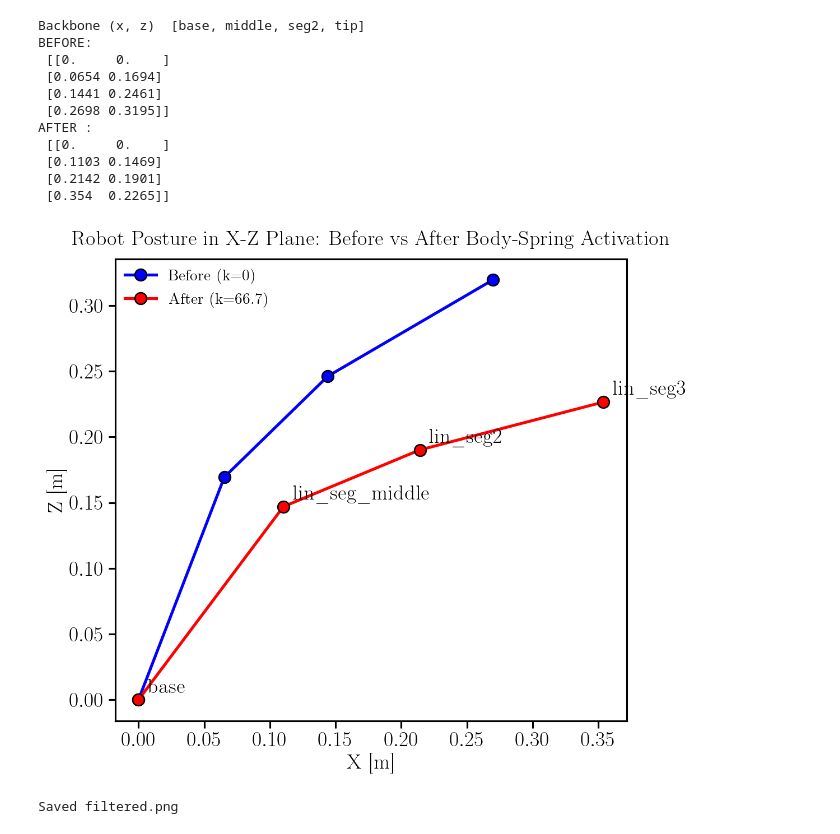
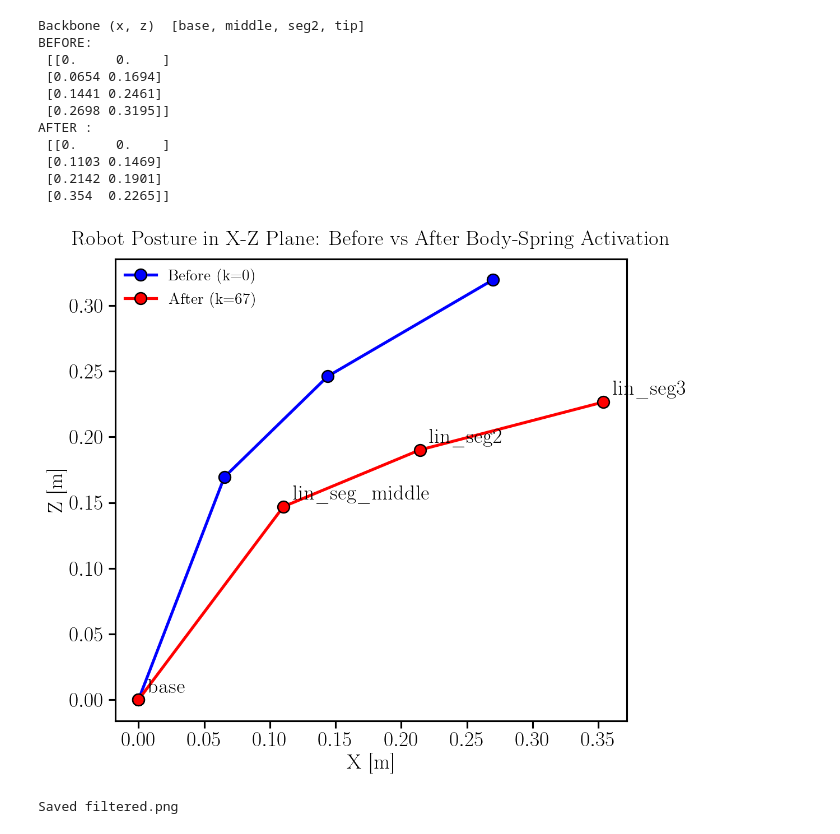
Before and after one commit to CREATE-Lab-EPFL/SoftVMC, a Jupyter notebook: ContactAndShaping/plot_three_spring_vs_one.ipynb, the cells around one changed output. Drawn from its saved outputs; the diff is of its cells as text; code cells hidden in the pictures.

```diff
--- a/ContactAndShaping/plot_three_spring_vs_one.ipynb
+++ b/ContactAndShaping/plot_three_spring_vs_one.ipynb
@@ -95,28 +95,28 @@ AFTER :
 # %%
 fig, ax = plt.subplots(figsize=(8, 7))
 
 labels = ["base", names[2], names[1], names[0]]   # base, middle(s=.5), seg2(.667), tip(1.0)
 
 for pose, color, tag in [(before, "blue", "Before (k=0)"),
-                         (after,  "red",  f"After (k={kc.max():.1f})")]:
+                         (after,  "red",  f"After (k={kc.max():.0f})")]:
     ax.plot(pose[:, 0], pose[:, 1], "-o", color=color, linewidth=2.5,
             markersize=10, markeredgecolor="black", markeredgewidth=1.2,
             label=tag, zorder=3)
 
 # Annotate the joints on the AFTER posture
 for (x, z), lab in zip(after, labels):
     ax.annotate(lab, (x, z), textcoords="offset points", xytext=(8, 6))
 
 ax.set_xlabel("X [m]")
 ax.set_ylabel("Z [m]")
 ax.set_title("Robot Posture in X-Z Plane: Before vs After Body-Spring Activation")
 ax.set_aspect("equal")
 ax.grid(GRID)
 ax.legend(loc="best")
 plt.tight_layout()
 plt.savefig(os.path.join("outputs", "three_spring_vs_one", "filtered.pdf"))
 plt.show()
 print("Saved filtered.png")
 # %% [output]
-[figure, old version]
+[figure, new version]
 Saved filtered.png
```
Also changed, not shown: parts of 3 cells of this notebook, 38 other files.
